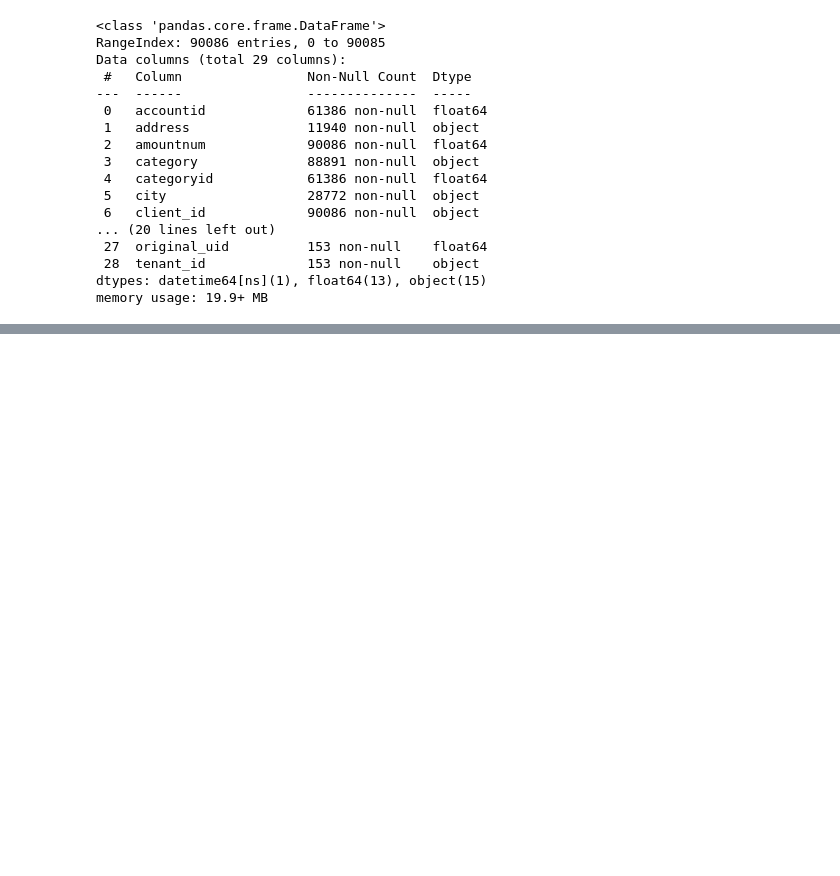
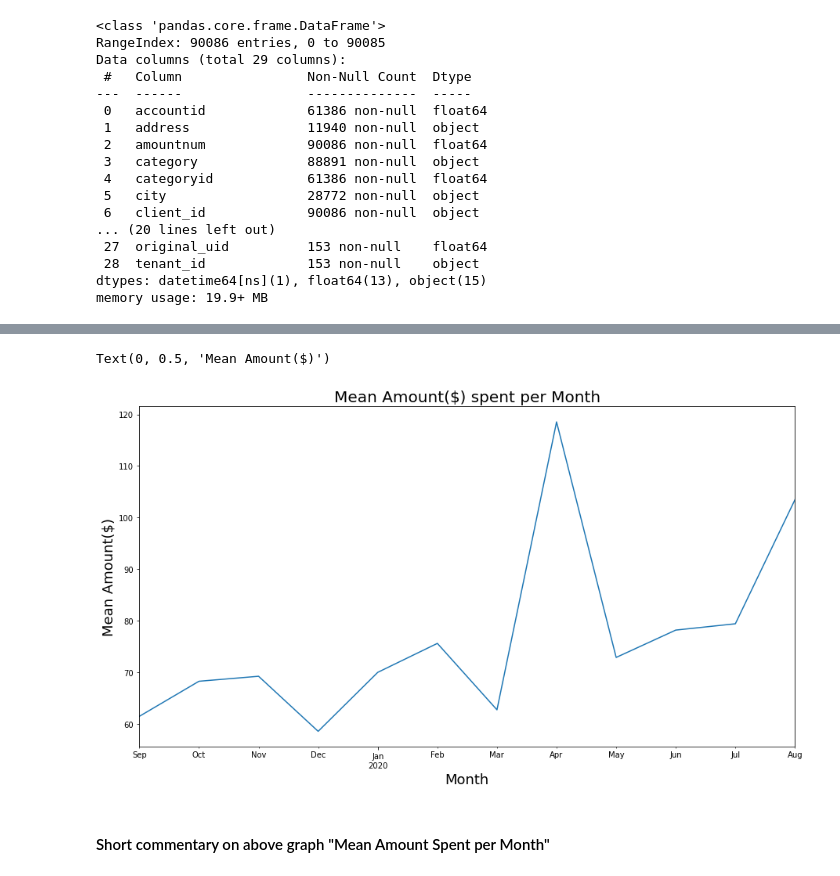
Before and after one commit to fariha23/recommendation_system_creditcard, a Jupyter notebook: notebooks/EDA.ipynb, the cells around one changed output, grey strips where cells are left out. Saved outputs shown, nothing was run; the diff lists cells and outputs as text; code cells hidden in the pictures; blank space fills up the shorter version.

```diff
--- a/notebooks/EDA.ipynb
+++ b/notebooks/EDA.ipynb
@@ -139,0 +352,5 @@ df.groupby(['client_id']).count()
+# %%
+df_date=df[['date','amountnum','category']].set_index('date')
+# %%
+s=df_date['amountnum']
+s.index.normalize()
@@ -139,0 +366,13 @@ df.groupby(['client_id']).count()
+# %%
+fig, ax = plt.subplots(1, 1, figsize=(15, 8))
+
+s.resample('M').mean().plot(ax=ax)
+
+plt.title('Mean Amount($) spent per Month', fontsize=20)
+plt.xlabel("Month", fontsize=18)
+plt.ylabel("Mean Amount($)", fontsize=18)
+# %% [output]
+Text(0, 0.5, 'Mean Amount($)')
+[figure, added]
+# %% [markdown]
+#### Short commentary on above graph "Mean Amount Spent per Month"
```
Also changed, not shown: parts of 56 cells of this notebook.
